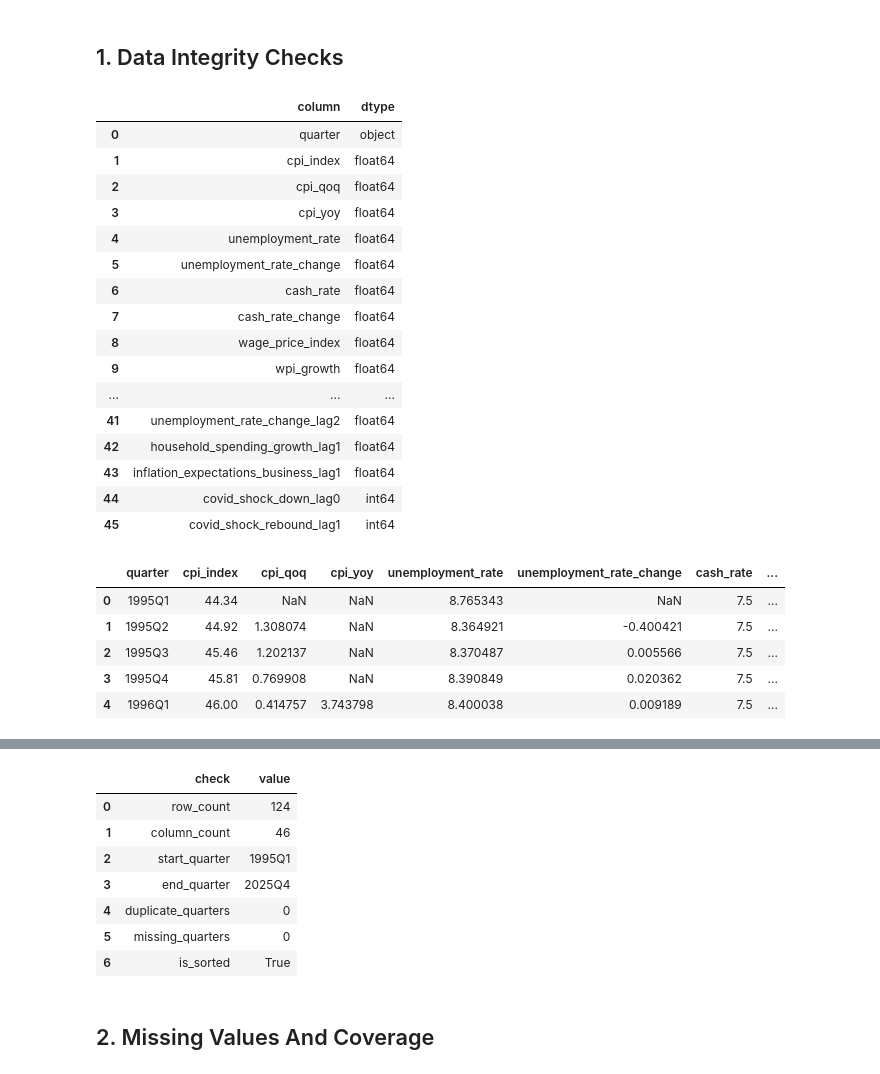
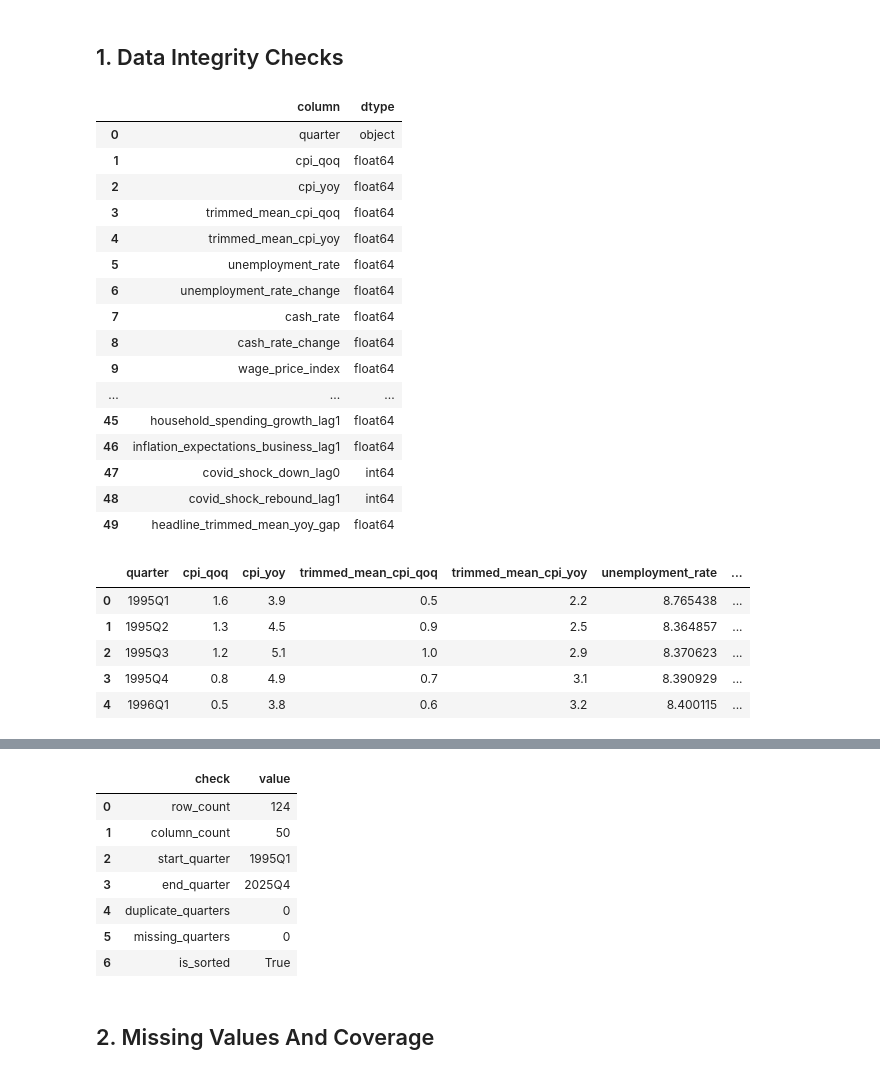
Before and after one commit to JuanVu1810/Australian-CPI-Forecast, a Jupyter notebook: notebooks/EDA.ipynb, the cells around one changed output, grey strips where cells are left out. Saved outputs shown, nothing was run; the diff lists cells and outputs as text; code cells hidden in the pictures.

```diff
--- a/notebooks/EDA.ipynb
+++ b/notebooks/EDA.ipynb
@@ -62,52 +82,55 @@ for source_col, lags in RATE_CHANGE_LAG_MAP.items():
     df[change_col] = df[source_col].diff()
     for lag in lags:
         df[f'{change_col}_lag{lag}'] = df[change_col].shift(lag)
+
+if {'cpi_yoy', 'trimmed_mean_cpi_yoy'}.issubset(df.columns):
+    df['headline_trimmed_mean_yoy_gap'] = df['cpi_yoy'] - df['trimmed_mean_cpi_yoy']
 
 df_model = df.drop(columns=['quarter_period', 'quarter_start'])
 
 schema = pd.DataFrame({'column': df_model.columns, 'dtype': df_model.dtypes.astype(str).values})
 display(schema)
 display(df_model.head())
 
 validation_records = [record.as_dict() for record in validate_curated_dataset(df_model)]
 validation_records.append(validate_curated_with_pandera(df_model).as_dict())
 validation_summary = pd.DataFrame(validation_records)
 display(validation_summary.head(16))
 
 quarters = df['quarter_period']
 expected_quarters = pd.period_range(quarters.min(), quarters.max(), freq='Q')
 integrity_summary = pd.DataFrame([
     {'check': 'row_count', 'value': len(df)},
     {'check': 'column_count', 'value': len(df_model.columns)},
     {'check': 'start_quarter', 'value': str(quarters.min())},
     {'check': 'end_quarter', 'value': str(quarters.max())},
     {'check': 'duplicate_quarters', 'value': int(df['quarter'].duplicated().sum())},
     {'check': 'missing_quarters', 'value': int(len(expected_quarters.difference(quarters)))},
     {'check': 'is_sorted', 'value': bool(quarters.is_monotonic_increasing)},
 ])
 display(integrity_summary)
 # %% [output]
 |  | column | dtype |
 | 0 | quarter | object |
-| 1 | cpi_index | float64 |
-| 2 | cpi_qoq | float64 |
-| 3 | cpi_yoy | float64 |
-| 4 | unemployment_rate | float64 |
-| 5 | unemployment_rate_change | float64 |
-| 6 | cash_rate | float64 |
-| 7 | cash_rate_change | float64 |
-| 8 | wage_price_index | float64 |
-| 9 | wpi_growth | float64 |
+| 1 | cpi_qoq | float64 |
+| 2 | cpi_yoy | float64 |
+| 3 | trimmed_mean_cpi_qoq | float64 |
+| 4 | trimmed_mean_cpi_yoy | float64 |
+| 5 | unemployment_rate | float64 |
+| 6 | unemployment_rate_change | float64 |
+| 7 | cash_rate | float64 |
+| 8 | cash_rate_change | float64 |
+| 9 | wage_price_index | float64 |
 | ... | ... | ... |
-| 41 | unemployment_rate_change_lag2 | float64 |
-| 42 | household_spending_growth_lag1 | float64 |
-| 43 | inflation_expectations_business_lag1 | float64 |
-| 44 | covid_shock_down_lag0 | int64 |
-| 45 | covid_shock_rebound_lag1 | int64 |
+| 45 | household_spending_growth_lag1 | float64 |
+| 46 | inflation_expectations_business_lag1 | float64 |
+| 47 | covid_shock_down_lag0 | int64 |
+| 48 | covid_shock_rebound_lag1 | int64 |
+| 49 | headline_trimmed_mean_yoy_gap | float64 |
-|  | quarter | cpi_index | cpi_qoq | cpi_yoy | unemployment_rate | unemployment_rate_change | cash_rate | ... |
-| 0 | 1995Q1 | 44.34 | NaN | NaN | 8.765343 | NaN | 7.5 | ... |
-| 1 | 1995Q2 | 44.92 | 1.308074 | NaN | 8.364921 | -0.400421 | 7.5 | ... |
-| 2 | 1995Q3 | 45.46 | 1.202137 | NaN | 8.370487 | 0.005566 | 7.5 | ... |
-| 3 | 1995Q4 | 45.81 | 0.769908 | NaN | 8.390849 | 0.020362 | 7.5 | ... |
-| 4 | 1996Q1 | 46.00 | 0.414757 | 3.743798 | 8.400038 | 0.009189 | 7.5 | ... |
+|  | quarter | cpi_qoq | cpi_yoy | trimmed_mean_cpi_qoq | trimmed_mean_cpi_yoy | unemployment_rate | ... |
+| 0 | 1995Q1 | 1.6 | 3.9 | 0.5 | 2.2 | 8.765438 | ... |
+| 1 | 1995Q2 | 1.3 | 4.5 | 0.9 | 2.5 | 8.364857 | ... |
+| 2 | 1995Q3 | 1.2 | 5.1 | 1.0 | 2.9 | 8.370623 | ... |
+| 3 | 1995Q4 | 0.8 | 4.9 | 0.7 | 3.1 | 8.390929 | ... |
+| 4 | 1996Q1 | 0.5 | 3.8 | 0.6 | 3.2 | 8.400115 | ... |
 |  | dataset | status | rows | columns | start_date | end_date | missing_values | duplicate_dates | notes |
@@ -130,6 +153,6 @@ display(integrity_summary)
 |  | check | value |
 | 0 | row_count | 124 |
-| 1 | column_count | 46 |
+| 1 | column_count | 50 |
 | 2 | start_quarter | 1995Q1 |
 | 3 | end_quarter | 2025Q4 |
 | 4 | duplicate_quarters | 0 |
```
Also changed, not shown: parts of 17 cells of this notebook, 44 other files.
